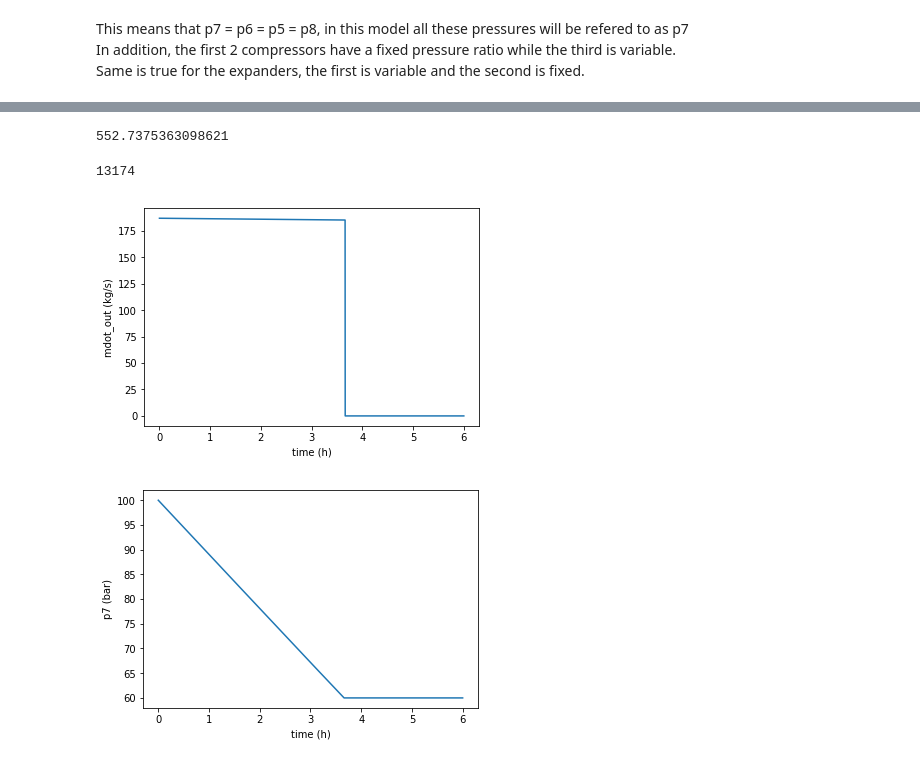
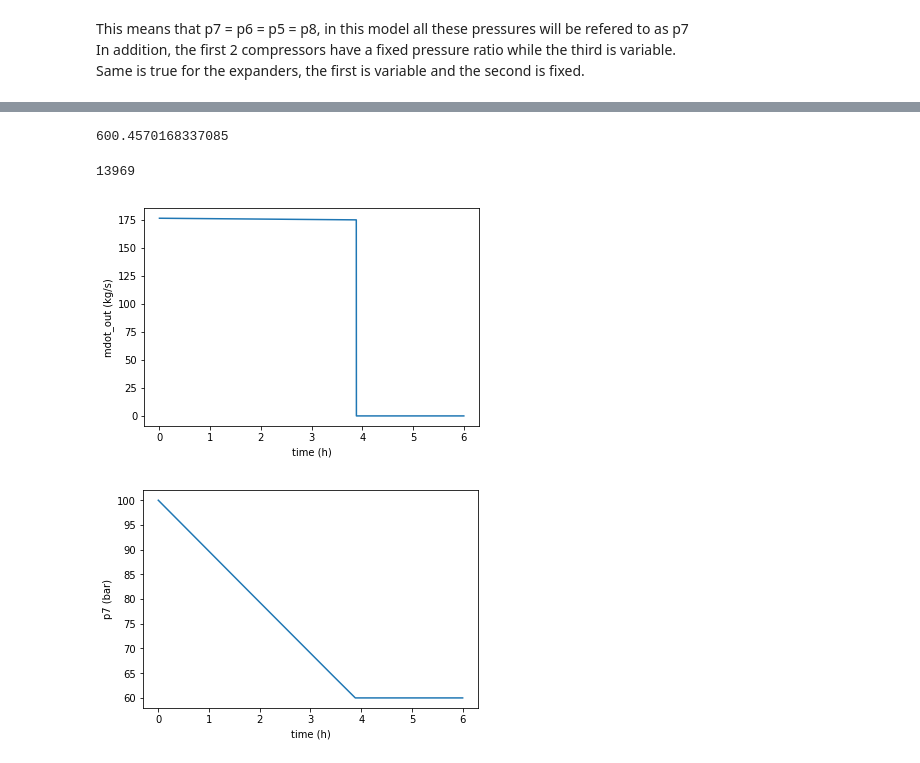
Before and after one commit to JWMvanLeeuwen/CAES, a Jupyter notebook: CAES.ipynb, the cells around one changed output, grey strips where cells are left out. Cells and saved outputs as stored; diff of their text form; code cells hidden in the pictures.

```diff
--- a/CAES.ipynb
+++ b/CAES.ipynb
@@ -188,7 +188,7 @@ for t in np.linspace(0, tmax, tmax/dt):
 
     mdot = mdot_in(t,p7)
     p7 += mdot * dt * Ra * T6 / V
-    Qstored += Q_HX(T3,T4) + Q_HX(T3,T4)
+    Qstored += Q_HX(T3,T4) + Q_HX(T5,T6)
     mflow.append(flow_cooling_liquid(T3,T4)+flow_cooling_liquid(T5,T6))
 
     x.append(t/60/60)
@@ -229,11 +229,12 @@ x = []
 y = []
 z = []
 tmax=6*60*60
+Qtaken=0
 
 #Temperature very rough approximation
 cp_air=1007
 Qdot = Q_TES/(0.72*tcharge)  #qdot calculation with estimated decharge time
-dT=Qdot/400/cp_air
+dT=Qdot/200/cp_air
 print(dT)
 
 T8=T6 +0.1*dT           #0.1 and 0.9 weights are based on pressure ratios
@@ -247,38 +248,39 @@ for t in np.linspace(0, tmax, tmax/dt):
     mdot = mdot_out(t,p7)
     dp = mdot * dt * Ra * T6 / V
     p7 -= dp
+    Qtaken += Q_HX(T6,T8) + Q_HX(T9,T10)
 
     x.append(t/60/60)
     y.append(mdot_out(t,p7))
     z.append(p7/1e5)
 
 
 
 #Determine for how long power was provided
 for t in range(t_rampup,tmax,dt):
     if y[t] != 0:
         tdecharge = t
 print(tdecharge)
 
 plt.plot(x, y)
 plt.xlabel("time (h)")
 plt.ylabel("mdot_out (kg/s)")
 plt.show()
 
 plt.plot(x,z)
 plt.xlabel("time (h)")
 plt.ylabel("p7 (bar)")
 plt.show()
 
 #plt.plot(x,Tout)
 #plt.xlabel("time (h)")
 #plt.ylabel("Qdot (W)")
 #plt.show()
 # %% [output]
-552.7375363098621
+600.4570168337085
-13174
+13969
-[figure, old version]
+[figure, new version]
-[figure, old version]
+[figure, new version]
 # %%
 print(efficiency())
 # %% [output]
```
Also changed, not shown: parts of 5 cells of this notebook.
